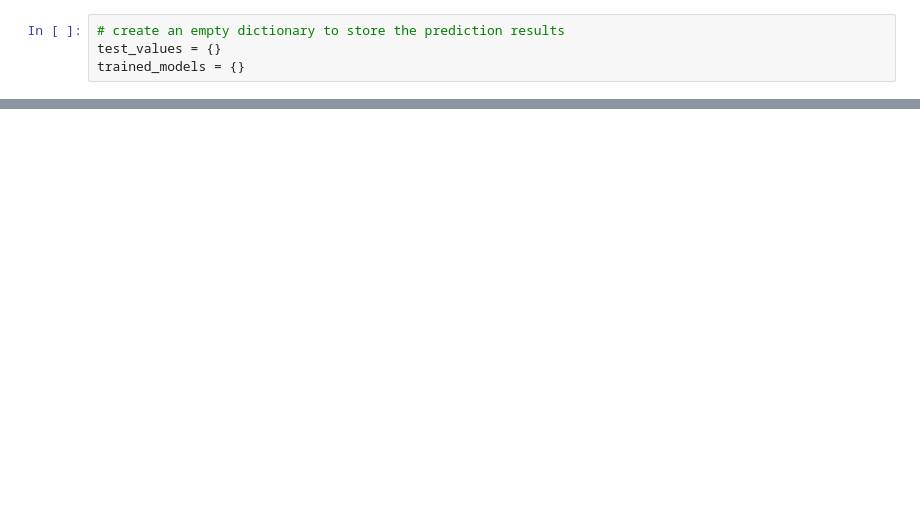
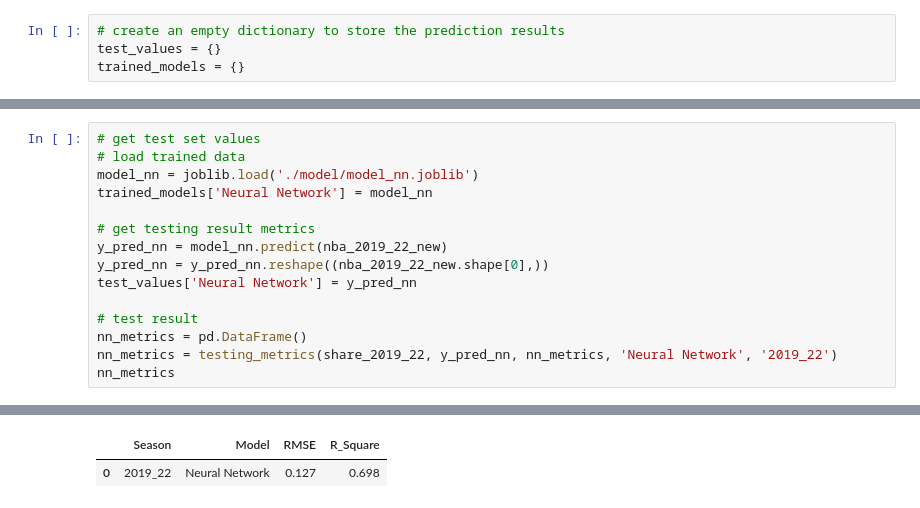
Before and after one commit to frankkhung/NBA-MVP-Prediction, a Jupyter notebook: mvp_prediction.ipynb, the cells around one changed output, grey strips where cells are left out. Saved outputs shown, nothing was run; the diff lists cells and outputs as text; blank space fills up the shorter version.

```diff
--- a/mvp_prediction.ipynb
+++ b/mvp_prediction.ipynb
@@ -278,0 +301,16 @@ Epoch 60/200
+# %%
+# get test set values
+# load trained data
+model_nn = joblib.load('./model/model_nn.joblib')
+trained_models['Neural Network'] = model_nn
+
+# get testing result metrics
+y_pred_nn = model_nn.predict(nba_2019_22_new)
+y_pred_nn = y_pred_nn.reshape((nba_2019_22_new.shape[0],))
+test_values['Neural Network'] = y_pred_nn
+
+# test result
+nn_metrics = pd.DataFrame()
+nn_metrics = testing_metrics(share_2019_22, y_pred_nn, nn_metrics, 'Neural Network', '2019_22')
+nn_metrics
+# %% [output]
@@ -279,3 +318,5 @@ Epoch 60/200
+|  | Season | Model | RMSE | R_Square |
+| 0 | 2019_22 | Neural Network | 0.127 | 0.698 |
 # %%
 metrics = pd.DataFrame()
 for key, value in test_values.items():
```
Also changed, not shown: parts of 31 cells of this notebook, 11 other files.
